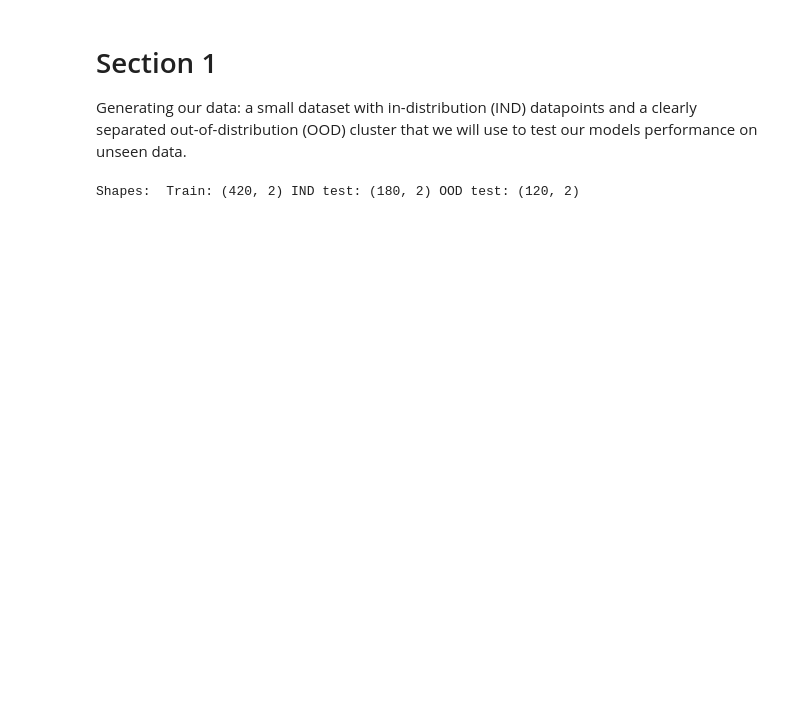
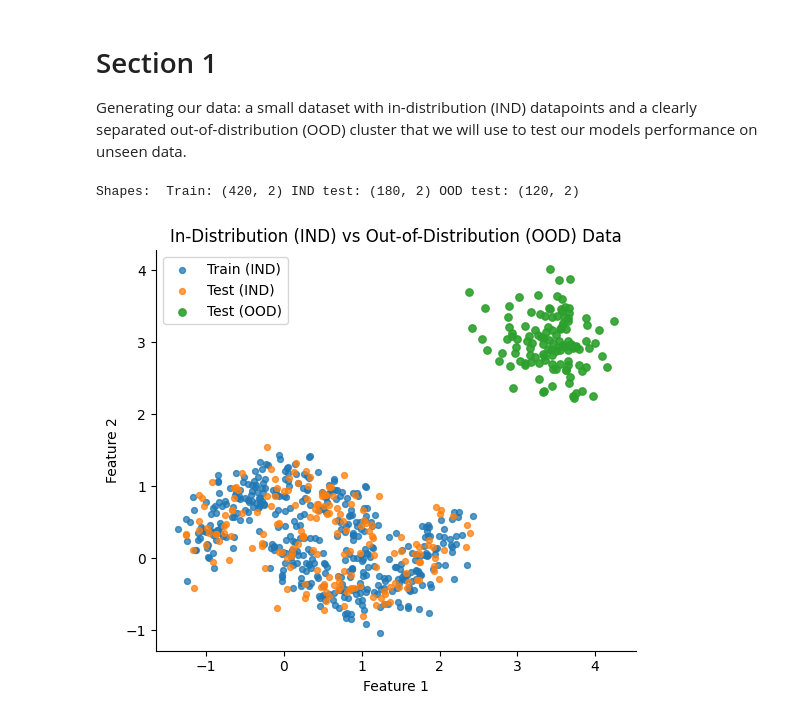
Before and after one commit to Vidhi0003/outlier_detection, a Jupyter notebook: detection.ipynb, the cells around one changed output. Saved outputs shown, nothing was run; the diff lists cells and outputs as text; code cells hidden in the pictures; blank space fills up the shorter version.

Commit message:
Created plots

```diff
--- a/detection.ipynb
+++ b/detection.ipynb
@@ -22,7 +22,7 @@ rng = np.random.RandomState(42)
 # 2. generate our IND data - two interlocking half circles (moons)
 X_all, y_all = make_moons(n_samples=600, noise=0.2, random_state=rng)
 
-X_train, X_test, y_train, y_test = train_test_split(
+X_train, X_ind_test, y_train, y_ind_test = train_test_split(
     X_all, y_all, test_size=0.3, random_state=rng, stratify=y_all
 )
 
@@ -32,8 +32,25 @@ X_ood = rng.normal(loc=[3.4, 3.0], scale=[0.35, 0.35], size=(120, 2))
 # 4. print shape summary
 print("Shapes: ",
         "Train:", X_train.shape,
-        "IND test:", X_test.shape,
+        "IND test:", X_ind_test.shape,
         "OOD test:", X_ood.shape
 )
 # %% [output]
 Shapes:  Train: (420, 2) IND test: (180, 2) OOD test: (120, 2)
+# %%
+X_train_plot = X_train
+X_test_plot = X_ind_test
+
+fig, ax = plt.subplots()
+
+ax.scatter(X_train_plot[:, 0], X_train_plot[:, 1], s=18, label='Train (IND)', alpha=0.75)
+ax.scatter(X_test_plot[:, 0], X_test_plot[:, 1], s=18, label='Test (IND)', alpha=0.75)
+ax.scatter(X_ood[:, 0], X_ood[:, 1], s=28, label='Test (OOD)', alpha=0.9)
+
+ax.set_title("In-Distribution (IND) vs Out-of-Distribution (OOD) Data")
+ax.set_xlabel("Feature 1")
+ax.set_ylabel("Feature 2")
+ax.legend()
+plt.show()
+# %% [output]
+[figure, added]
```
